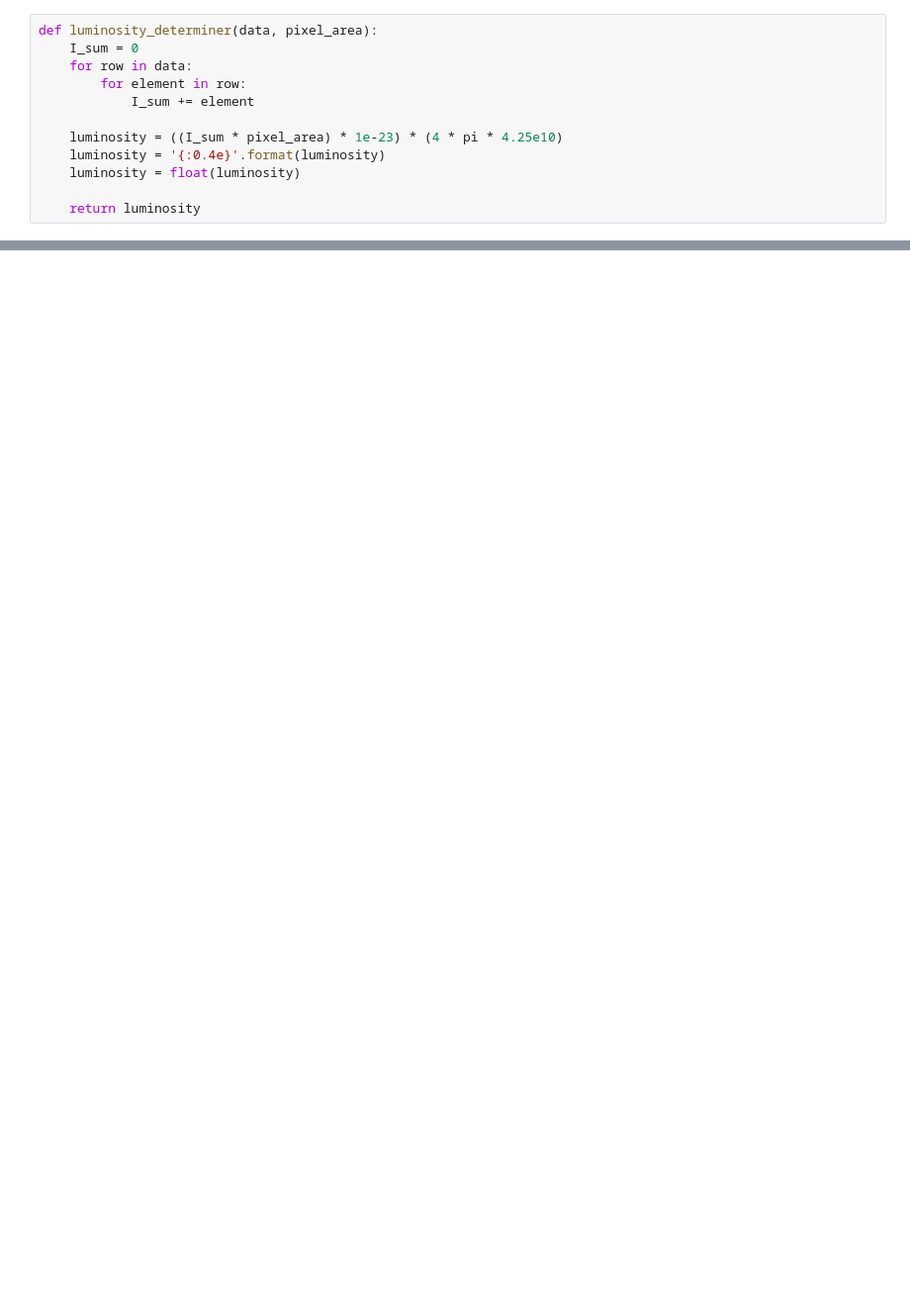
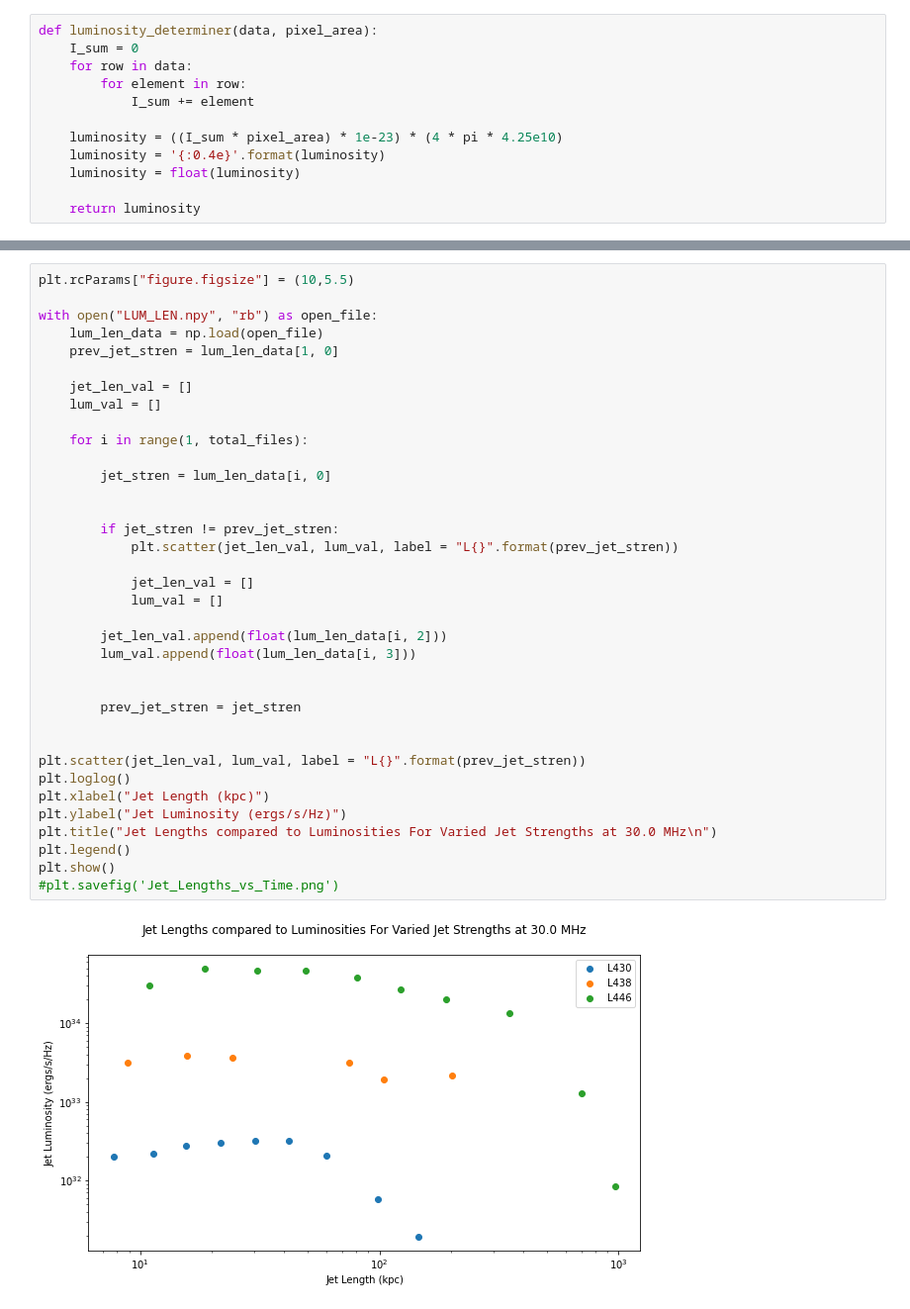
Before and after one commit to SolSamuels/Samuels_JetSimulationWork, a Jupyter notebook: Luminosity_JetStrength_Compare.ipynb, the cells around one changed output, grey strips where cells are left out. Shown: that part at 99% size. Saved outputs shown, nothing was run; the diff lists cells and outputs as text; blank space fills up the shorter version.

```diff
--- a/Luminosity_JetStrength_Compare.ipynb
+++ b/Luminosity_JetStrength_Compare.ipynb
@@ -355,0 +347,38 @@ plt.show()
+# %%
+plt.rcParams["figure.figsize"] = (10,5.5)
+
+with open("LUM_LEN.npy", "rb") as open_file:
+    lum_len_data = np.load(open_file)
+    prev_jet_stren = lum_len_data[1, 0]
+
+    jet_len_val = []
+    lum_val = []
+
+    for i in range(1, total_files):
+
+        jet_stren = lum_len_data[i, 0]
+
+
+        if jet_stren != prev_jet_stren:
+            plt.scatter(jet_len_val, lum_val, label = "L{}".format(prev_jet_stren))
+
+            jet_len_val = []
+            lum_val = []
+
+        jet_len_val.append(float(lum_len_data[i, 2]))
+        lum_val.append(float(lum_len_data[i, 3]))
+
+
+        prev_jet_stren = jet_stren
+
+
+plt.scatter(jet_len_val, lum_val, label = "L{}".format(prev_jet_stren))
+plt.loglog()
+plt.xlabel("Jet Length (kpc)")
+plt.ylabel("Jet Luminosity (ergs/s/Hz)")
+plt.title("Jet Lengths compared to Luminosities For Varied Jet Strengths at 30.0 MHz\n")
+plt.legend()
+plt.show()
+#plt.savefig('Jet_Lengths_vs_Time.png')
+# %% [output]
+[figure, added]
```
Also changed, not shown: parts of 5 cells of this notebook, 3 other files.
